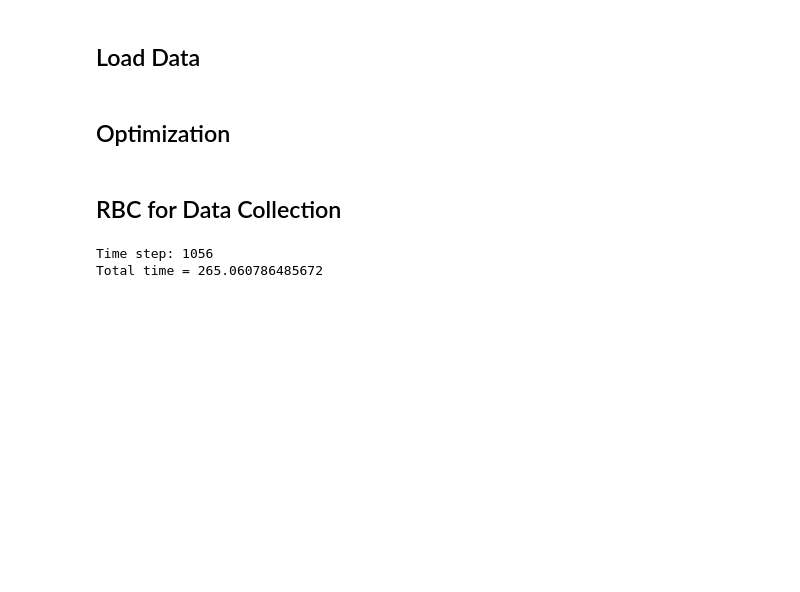
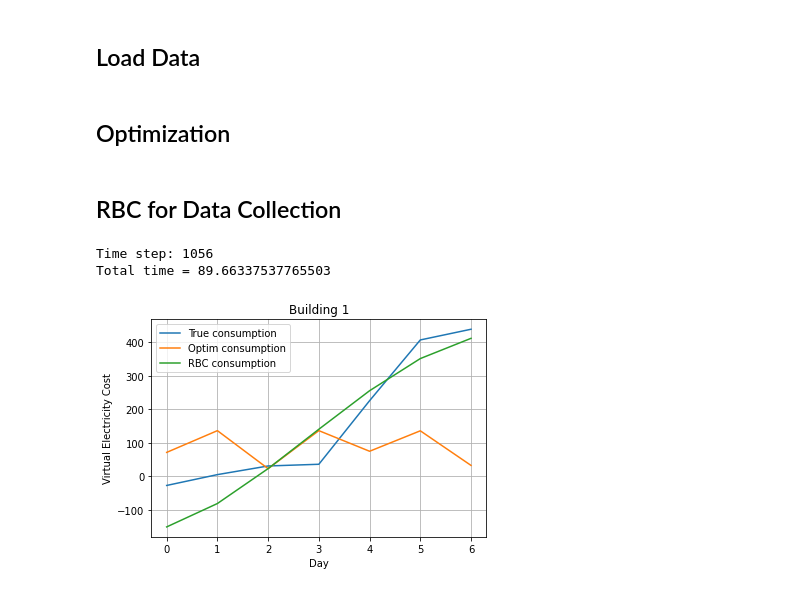
Before and after one commit to QasimWani/ZOiRL, a Jupyter notebook: colab_implicit_agent.ipynb, the cells around one changed output. Saved outputs shown, nothing was run; the diff lists cells and outputs as text; code cells hidden in the pictures; blank space fills up the shorter version.

```diff
--- a/colab_implicit_agent.ipynb
+++ b/colab_implicit_agent.ipynb
@@ -542,8 +570,15 @@ def init_values(data:dict, update_values:dict=None):
+# %%
+def get_virtual_electricity_rbc(day_data):
+    arr = []
+    p_ele = np.array([2 if 10 <= i <= 20 else 0.2 for i in range(24)])
+    for day in range(len(day_data) // 24): #number of days
+        arr.append(np.sum(p_ele * day_data[day : day + 24]))
+    return arr
 # %%
 #### accumulate
 data = {}
 actions_arr = [] #plot actions
-E_ns = []
+E_grid = []
 #### accumulate
 
 
@@ -551,6 +586,7 @@ state = env.reset() #states/building
 done = False
 t_idx = 0
 rbc_threshold = 336 #run RBC for 2 weeks
+end_time = rbc_threshold + 24 * 30
 
 total_rewards = [] #reward for each building
 
@@ -560,12 +596,16 @@ indx_hour = get_idx_hour()
 start = time.time()
 
 look_ahead_cost = []
+RBC_cost = []
+
+get_rbc_data(deepcopy(env), state, indx_hour, RBC_cost, end_time)
+
 #run agent
-while not done and t_idx < rbc_threshold + 24*30:
+while not done and t_idx < end_time:
 
     hour_state = np.array([[state[0][indx_hour]]])
 
-    if t_idx%24 == 0 and t_idx > 0: #reset values every day
+    if t_idx%24 == 0 and t_idx > rbc_threshold - 24: #reset values every day
 
         _, init_updates = init_values(data) #update 0th hour values
         data = {}
@@ -577,28 +617,27 @@ while not done and t_idx < rbc_threshold + 24*30:
         #day ahead dispatch.
         ### at first hour, collects the data from t = 1 to t = 24 using RBC.
         ### solves optimization for all hours, and runs corresponding actions for the next 23 hours
-        if not data: #first hour
-            data_est = estimate_data(deepcopy(env), agents, state, deepcopy(data), indx_hour, t_idx, init_updates)
+        if t_idx%24 == 0: #first hour
+            data_est = estimate_data(env, deepcopy(data), t_idx, init_updates)
             optim_results = get_actions(data_est, t_idx % 24, lookahead=True) #day-ahead plan
             action_planned_day, cost_dispatch = zip(*optim_results)
+
             look_ahead_cost.append(cost_dispatch) # per day estimation cost after solving for hour 1 for hours 1-24
         #action = get_actions(data_est, t_idx % 24) #runs optimization per hour.
         assert len(action_planned_day[0][0]) == 24, 'Invalid number of observations for Optimization actions'
 
         actions = [np.array(action_planned_day[idx])[:, t_idx % 24] for idx in range(len(actions_spaces))]
 
-        #min_val = min([_.min() for _ in actions])
-        #max_val = max([_.max() for _ in actions])
-        #assert min_val >= - 1 and max_val <= 1
-
         next_state, rewards, done, _ = env.step(actions)
         actions_arr.append(actions)
 
     state = next_state
-    E_ns.append([x[26] for x in state])
+    E_grid.append([x[26] for x in state]) #E_Grid
 
+#     state = next_state
 
-    data = parse_data(data, get_current_data(env, t_idx))
+    if t_idx >= rbc_threshold - 24: #start collecting data
+        data = parse_data(data, get_current_data(env, t_idx))
     total_rewards.append(rewards)
 
     t_idx += 1
@@ -607,7 +646,8 @@ while not done and t_idx < rbc_threshold + 24*30:
 
 end = time.time()
 print(f"\nTotal time = {end - start}")
-E_ns = np.array(E_ns).T #set per building
+E_grid = np.array(E_grid).T #set per building
+RBC_cost = np.array(RBC_cost).T #set per building
 # %% [output]
 Time step: 1056
-Total time = 265.060786485672
+Total time = 89.66337537765503
@@ -616 +654,29 @@ Total time = 265.060786485672
+# %%
+# plt.figure(figsize=(10, 7))
+
+bid = 0
+
+week = end_time - 24 * 7 #plots last week of the month data
+# pred = np.transpose(look_ahead_cost, [1,2,0])[bid].flatten()[week - end_time:] ### uncomment this for E^grid + E^sell (this is for hourly)
+pred = np.array(look_ahead_cost).T[bid][(week - end_time)//24 : ] ### comment this for hourly cost (E^grid + E^sell) [this is for daily]
+
+true = get_virtual_electricity_rbc(E_grid[bid][week:])
+true_rbc = get_virtual_electricity_rbc(RBC_cost[bid][week:])
+
+# true = np.mean(true.reshape(-1, 24), axis=1)
+
+# pred = np.mean(pred.reshape(-1, 24), axis=1)
+
+plt.plot(true, label='True consumption') #plots per month
+plt.plot(pred, label='Optim consumption') #plots per month
+plt.plot(true_rbc, label='RBC consumption') #plots per month
+
+plt.grid()
+plt.legend()
+plt.title(f"Building {bid + 1}")
+plt.xlabel("Day")
+plt.ylabel("Virtual Electricity Cost")
+plt.show()
+# %% [output]
+[figure, added]
 # %%
```
Also changed, not shown: parts of 19 cells of this notebook.
